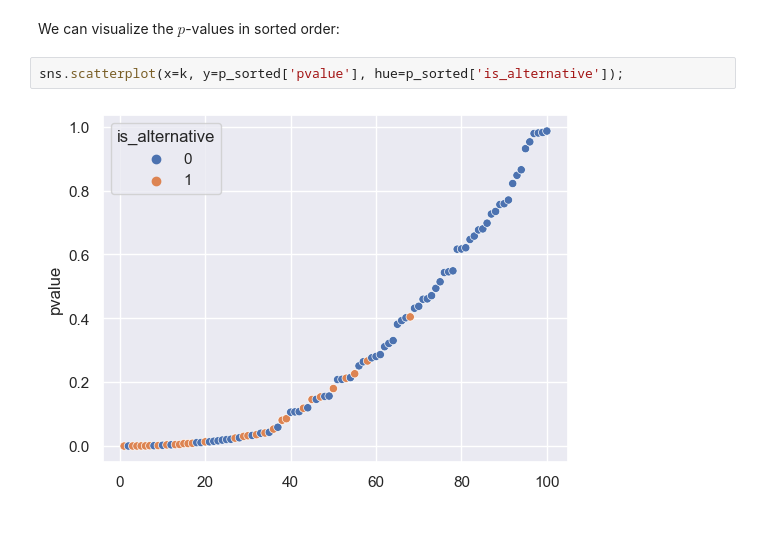
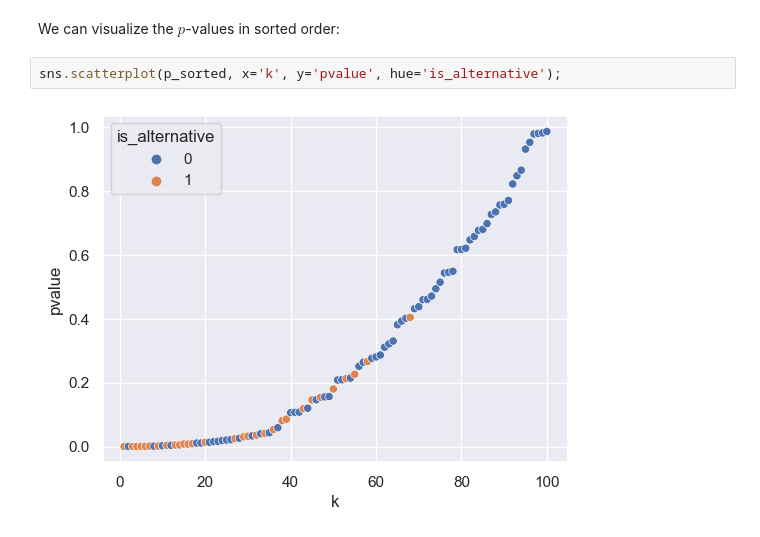
Before and after one commit to ds-102/ds-102-book, a Jupyter notebook: ds-102-book/content/chapters/01/03_multiple_tests.ipynb, the cells around one changed output. Drawn from its saved outputs; the diff is of its cells as text.

```diff
--- a/ds-102-book/content/chapters/01/03_multiple_tests.ipynb
+++ b/ds-102-book/content/chapters/01/03_multiple_tests.ipynb
@@ -125,10 +181,10 @@ p_sorted
 100 rows × 3 columns
 # %% [markdown]
 We can visualize the $p$-values in sorted order:
-# %%
-sns.scatterplot(x=k, y=p_sorted['pvalue'], hue=p_sorted['is_alternative']);
-# %% [output]
-[figure, removed]
+# %%
+sns.scatterplot(p_sorted, x='k', y='pvalue', hue='is_alternative');
+# %% [output]
+[figure, added]
 # %% [markdown]
 Here, the $x$-axis is $k$, the index, and the $y$-axis represents the $p$-value. We can visualize the results of two techniques:
 
```
Also changed, not shown: parts of 23 cells of this notebook, 3 other files.
